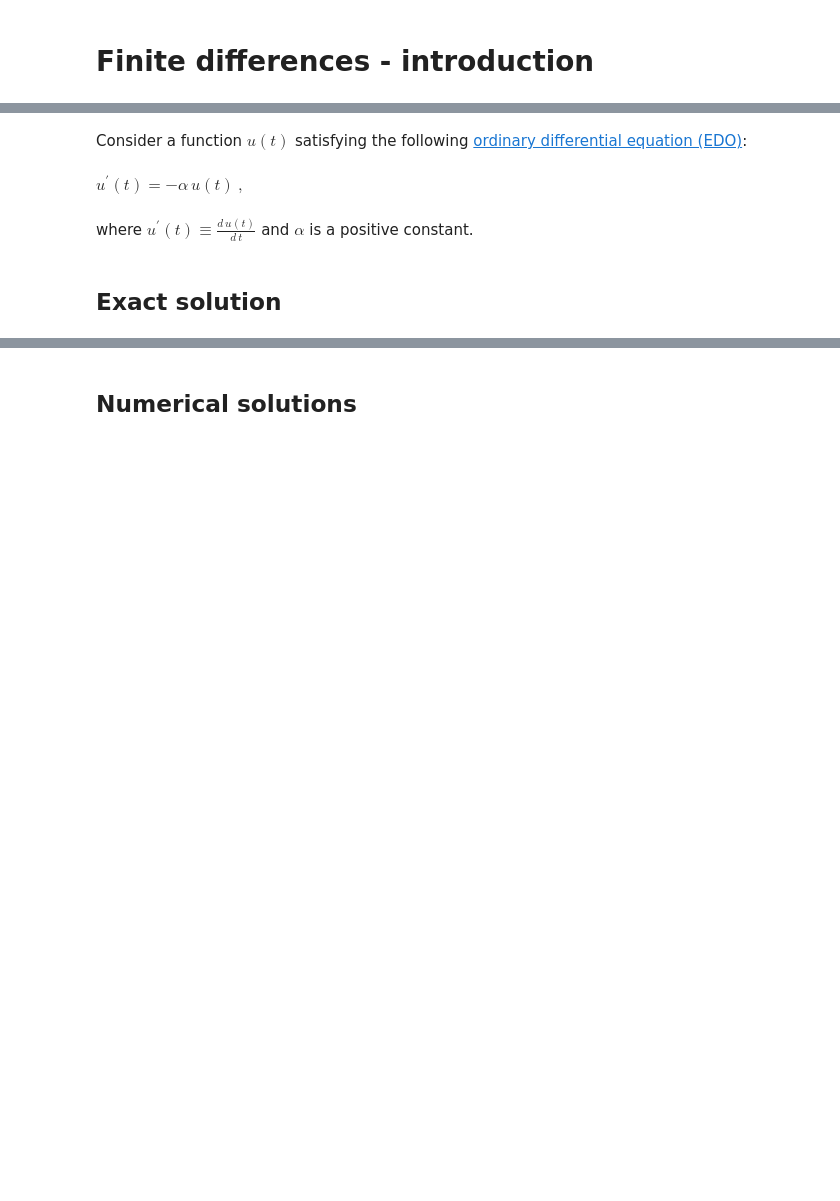
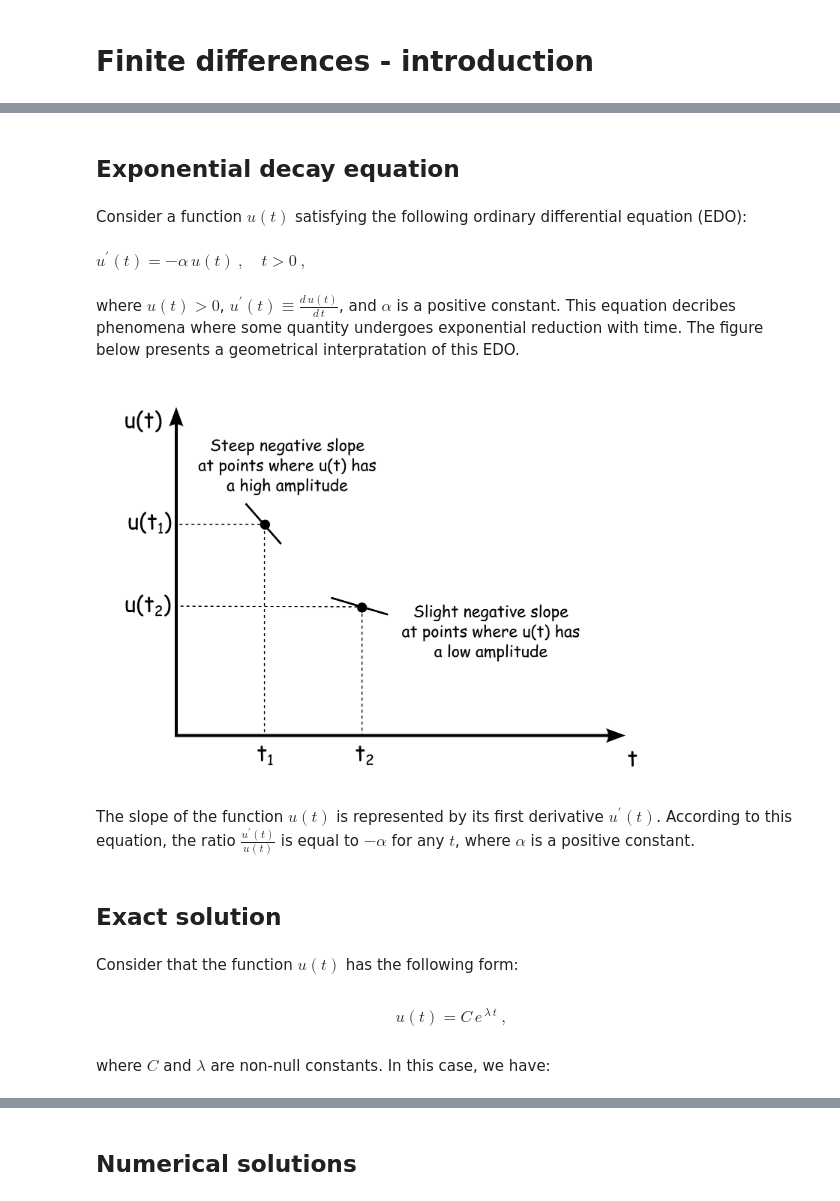
Before and after one commit to birocoles/Disciplina-metodos-computacionais, a Jupyter notebook: Content/fd_intro.ipynb, the cells around one changed output, grey strips where cells are left out. Cells and saved outputs as stored; diff of their text form; code cells hidden in the pictures; blank space fills up the shorter version.

Commit message:
reorganize the auxiliary figures and write the fd_intro

```diff
--- a/Content/fd_intro.ipynb
+++ b/Content/fd_intro.ipynb
@@ -5,6 +7,8 @@ The introductory topics about finite differences will be presented by using a si
+# %% [markdown]
+## Exponential decay equation
 # %% [markdown]
-Consider a function $u(t)$ satisfying the following [ordinary differential equation (EDO)](http://tutorial.math.lamar.edu/Classes/DE/Definitions.aspx):
+Consider a function $u(t)$ satisfying the following ordinary differential equation (EDO):
 # %% [markdown]
-$u^{\prime}(t) = -\alpha \, u(t) \: ,$
+$u^{\prime}(t) = -\alpha \, u(t) \: , \quad t > 0 \: ,$
 # %% [markdown]
-where $u^{\prime}(t) \equiv \frac{d \, u(t)}{d \, t}$ and $\alpha$ is a positive constant.
+where $u(t) > 0$, $u^{\prime}(t) \equiv \frac{d \, u(t)}{d \, t}$, and $\alpha$ is a positive constant. This equation decribes phenomena where some quantity undergoes exponential reduction with time. The figure below presents a geometrical interpratation of this EDO.
@@ -11,2 +17,16 @@ where $u^{\prime}(t) \equiv \frac{d \, u(t)}{d \, t}$ and $\alpha$ is a positive
+# %%
+img('fd/exponential_decay.png', width=600)
+# %% [output]
+[figure, added]
+# %% [markdown]
+The slope of the function $u(t)$ is represented by its first derivative $u^{\prime}(t)$. According to this equation, the ratio $\frac{u^{\prime}(t)}{u(t)}$ is equal to $-\alpha$ for any $t$, where $\alpha$ is a positive constant.
 # %% [markdown]
 ## Exact solution
+# %% [markdown]
+Consider that the function $u(t)$ has the following form:
+# %% [markdown]
+$$
+u(t) = C \, e^{\, \lambda \, t} \: ,
+$$
+# %% [markdown]
+where $C$ and $\lambda$ are non-null constants. In this case, we have:
```
Also changed, not shown: parts of 83 cells of this notebook, 17 other files.
